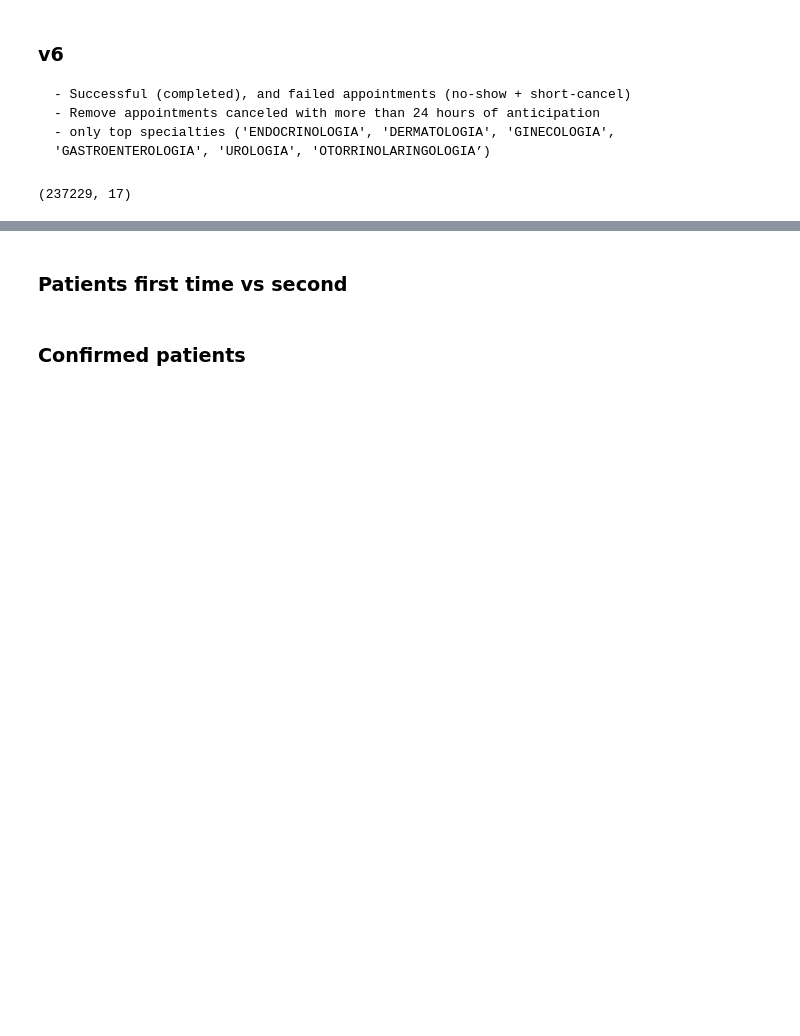
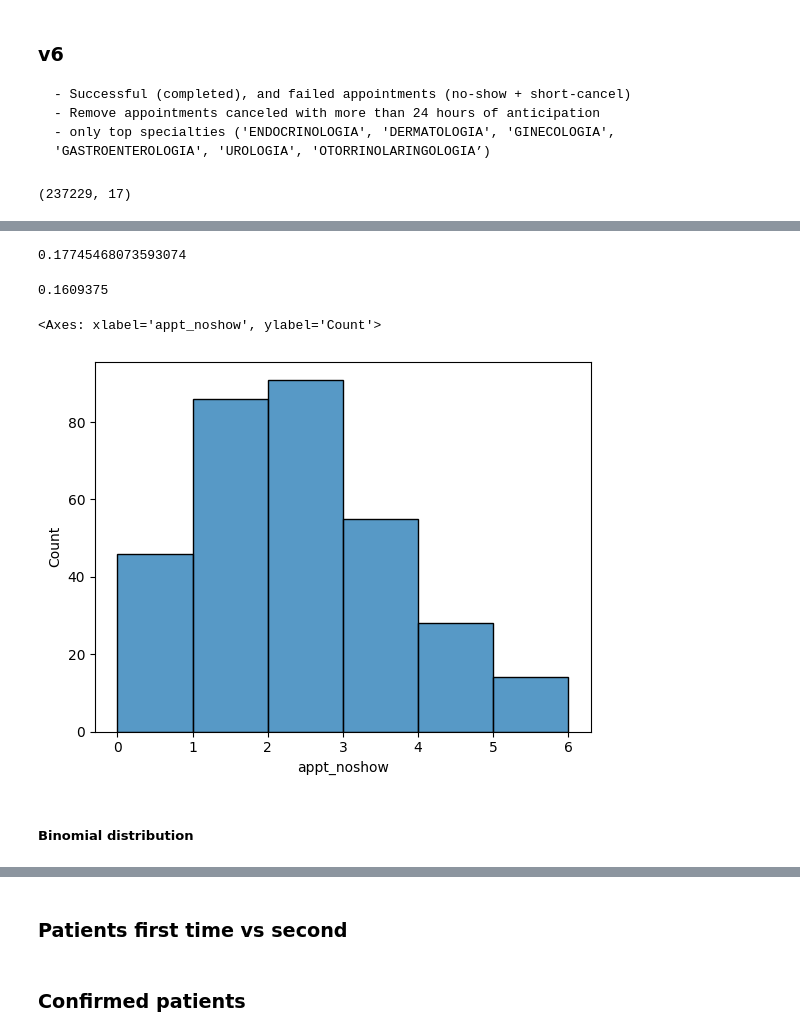
Before and after one commit to robperch/IEOR_Capstone, a Jupyter notebook: notebooks/pipeline/dataset_gen.ipynb, the cells around one changed output, grey strips where cells are left out. Drawn from its saved outputs; the diff is of its cells as text; code cells hidden in the pictures; blank space fills up the shorter version.

```diff
--- a/notebooks/pipeline/dataset_gen.ipynb
+++ b/notebooks/pipeline/dataset_gen.ipynb
@@ -974,0 +1203,10 @@ dv6.shape
+# %%
+dfy = dfx.loc[mrs, rc].copy()
+# %%
+## New columns
+dfy['appointment_hr'] = dfy['appointment_start'].dt.hour
+dfy['appointment_date'] = dfy['appointment_start'].dt.date
+dfy['new_is'] = dfy['clinic'].str[0:2] + '|' + dfy['medical_specialty'].str[0:4] + '|' + dfy['appointment_start'].dt.date.astype(str)
+
+dfy['appt_completed'] = dfy['appointment_status_simplified'].apply(lambda x: 1 if x == 'completed' else 0)
+dfy['appt_noshow'] = dfy['appointment_status_simplified'].apply(lambda x: 1 if x == 'no_show' else 0)
@@ -974,0 +1215,18 @@ dv6.shape
+# %%
+dfy2 = dfy.groupby(
+# dfy.groupby(
+    [
+        'medical_specialty',
+        'clinic',
+        'appointment_date',
+        'doctor',
+    ],
+    as_index=False
+).agg(
+    {
+        # 'appointment_hr': ['max', 'min'],
+        'appointment_id': 'count',
+        'appt_completed': 'sum',
+        'appt_noshow': 'sum',
+    }
+)
@@ -974,0 +1265,19 @@ dv6.shape
+# %%
+dfy2 = dfy2.loc[dfy2['appointment_id'] == 12, :].copy()
+# %%
+np.mean(dfy2['appt_noshow']/(dfy2['appt_completed'] + dfy2['appt_noshow']))
+# %% [output]
+0.17745468073593074
+# %%
+np.mean(dfy2['appt_noshow']/dfy2['appointment_id'])
+# %% [output]
+0.1609375
+# %%
+sns.histplot(
+    data=dfy2,
+    x='appt_noshow',
+    binwidth=1
+)
+# %% [output]
+<Axes: xlabel='appt_noshow', ylabel='Count'>
+[figure, added]
@@ -974,0 +1286,2 @@ dv6.shape
+# %% [markdown]
+##### Binomial distribution
```
Also changed, not shown: parts of 38 cells of this notebook, 1 other file.
